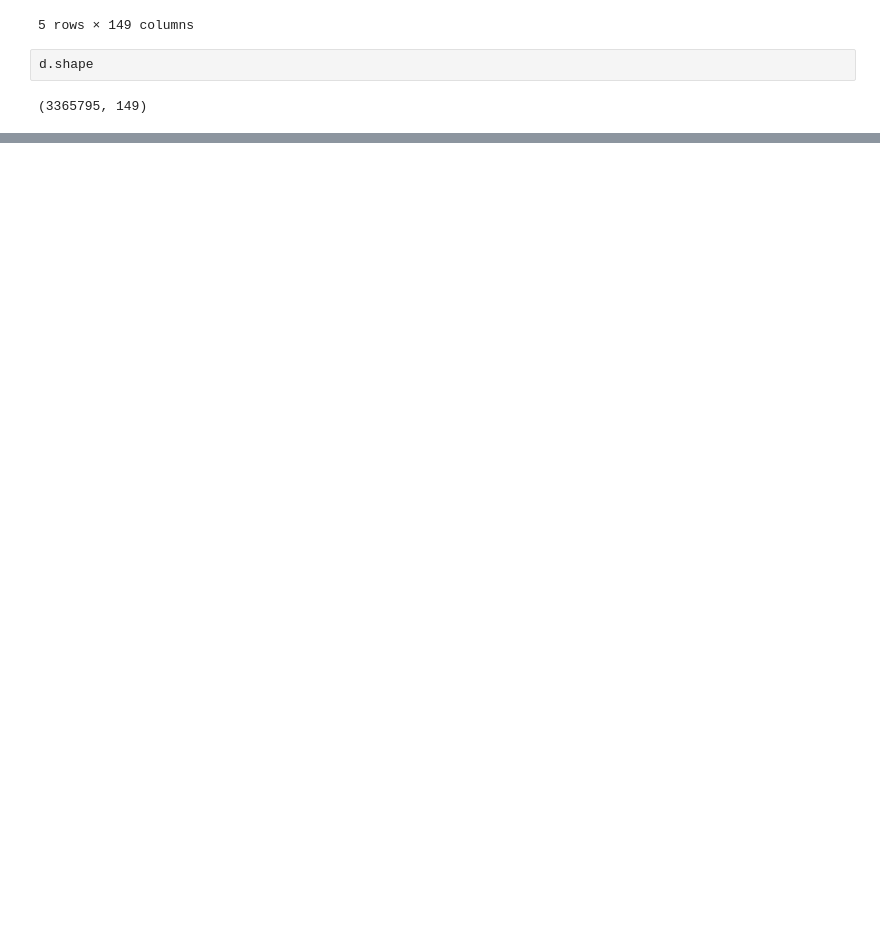
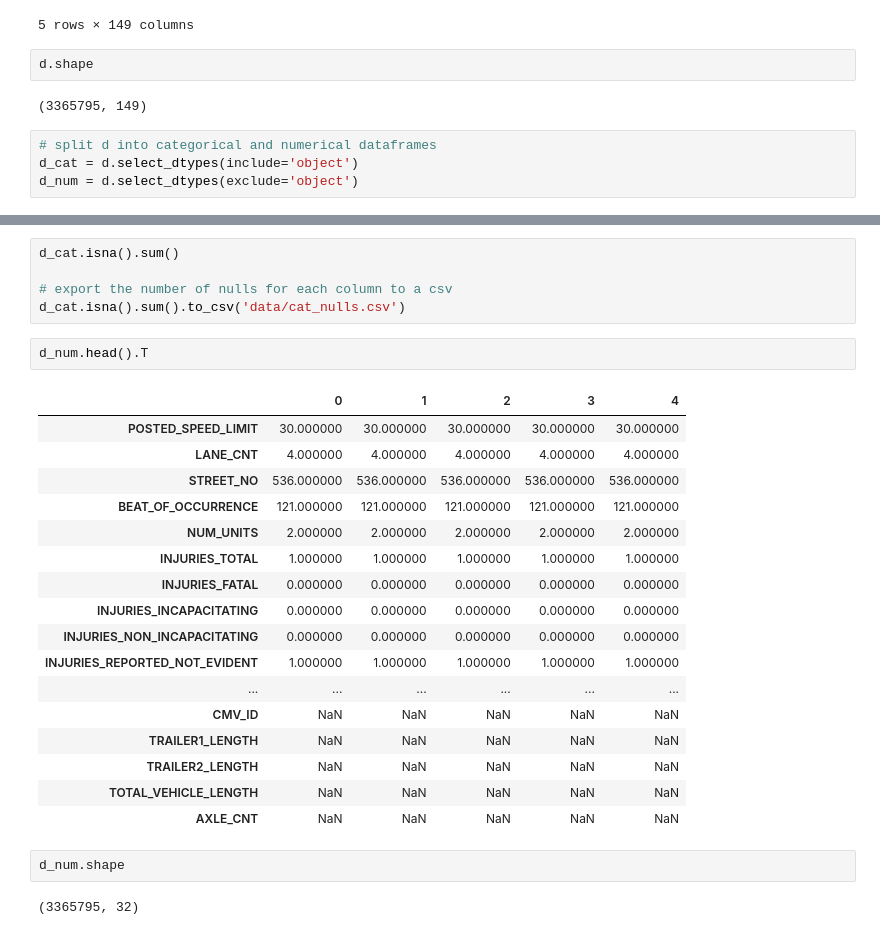
Before and after one commit to Kaewin/project-4, a Jupyter notebook: eda.ipynb, the cells around one changed output, grey strips where cells are left out. Drawn from its saved outputs; the diff is of its cells as text; blank space fills up the shorter version.

```diff
--- a/eda.ipynb
+++ b/eda.ipynb
@@ -81,3 +73,7 @@ d.head()
 d.shape
 # %% [output]
 (3365795, 149)
+# %%
+# split d into categorical and numerical dataframes
+d_cat = d.select_dtypes(include='object')
+d_num = d.select_dtypes(exclude='object')
@@ -83,0 +96,29 @@ d.shape
+# %%
+d_cat.isna().sum()
+
+# export the number of nulls for each column to a csv
+d_cat.isna().sum().to_csv('data/cat_nulls.csv')
+# %%
+d_num.head().T
+# %% [output]
+|  | 0 | 1 | 2 | 3 | 4 |
+| POSTED_SPEED_LIMIT | 30.000000 | 30.000000 | 30.000000 | 30.000000 | 30.000000 |
+| LANE_CNT | 4.000000 | 4.000000 | 4.000000 | 4.000000 | 4.000000 |
+| STREET_NO | 536.000000 | 536.000000 | 536.000000 | 536.000000 | 536.000000 |
+| BEAT_OF_OCCURRENCE | 121.000000 | 121.000000 | 121.000000 | 121.000000 | 121.000000 |
+| NUM_UNITS | 2.000000 | 2.000000 | 2.000000 | 2.000000 | 2.000000 |
+| INJURIES_TOTAL | 1.000000 | 1.000000 | 1.000000 | 1.000000 | 1.000000 |
+| INJURIES_FATAL | 0.000000 | 0.000000 | 0.000000 | 0.000000 | 0.000000 |
+| INJURIES_INCAPACITATING | 0.000000 | 0.000000 | 0.000000 | 0.000000 | 0.000000 |
+| INJURIES_NON_INCAPACITATING | 0.000000 | 0.000000 | 0.000000 | 0.000000 | 0.000000 |
+| INJURIES_REPORTED_NOT_EVIDENT | 1.000000 | 1.000000 | 1.000000 | 1.000000 | 1.000000 |
+| ... | ... | ... | ... | ... | ... |
+| CMV_ID | NaN | NaN | NaN | NaN | NaN |
+| TRAILER1_LENGTH | NaN | NaN | NaN | NaN | NaN |
+| TRAILER2_LENGTH | NaN | NaN | NaN | NaN | NaN |
+| TOTAL_VEHICLE_LENGTH | NaN | NaN | NaN | NaN | NaN |
+| AXLE_CNT | NaN | NaN | NaN | NaN | NaN |
+# %%
+d_num.shape
+# %% [output]
+(3365795, 32)
```
Also changed, not shown: parts of 8 cells of this notebook.
